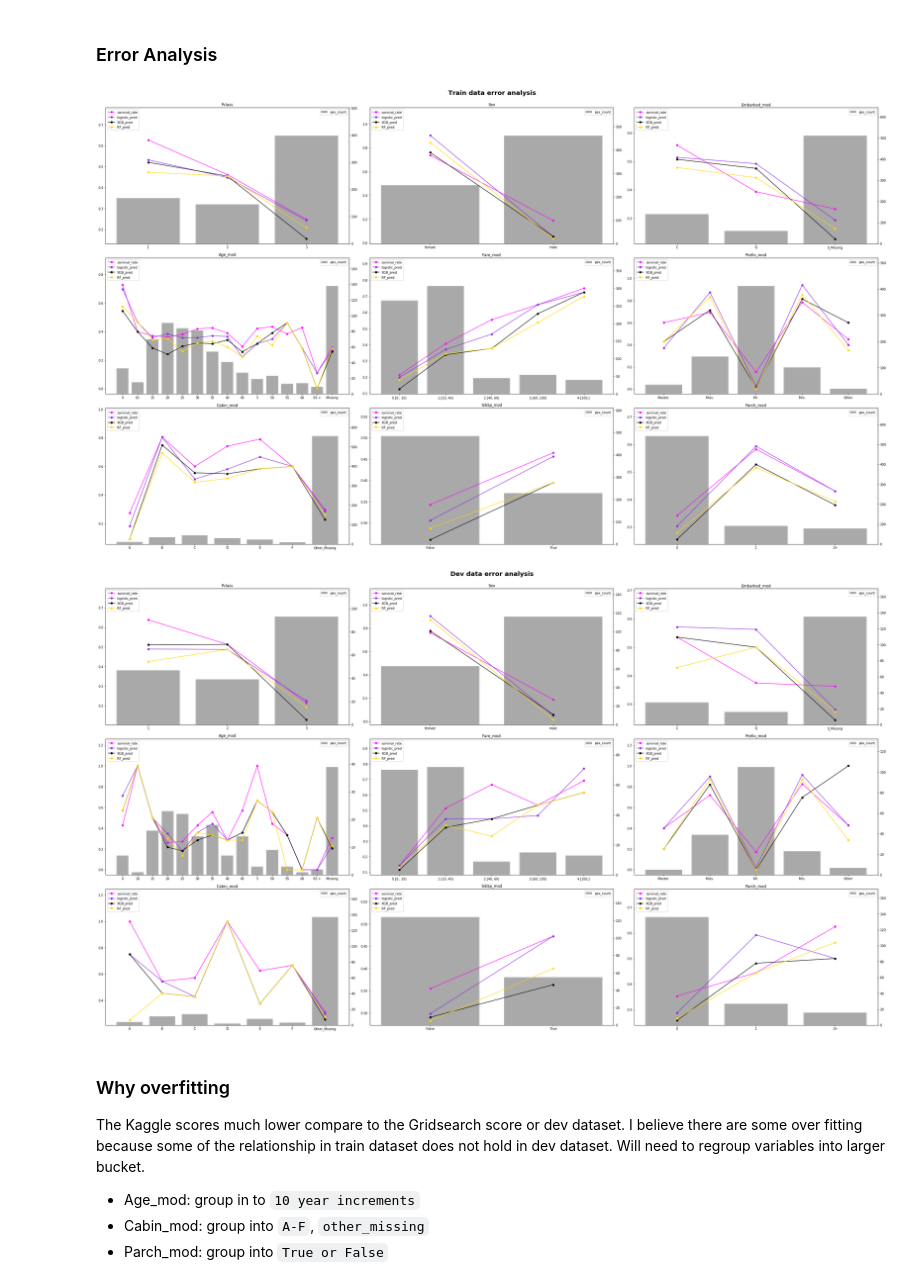
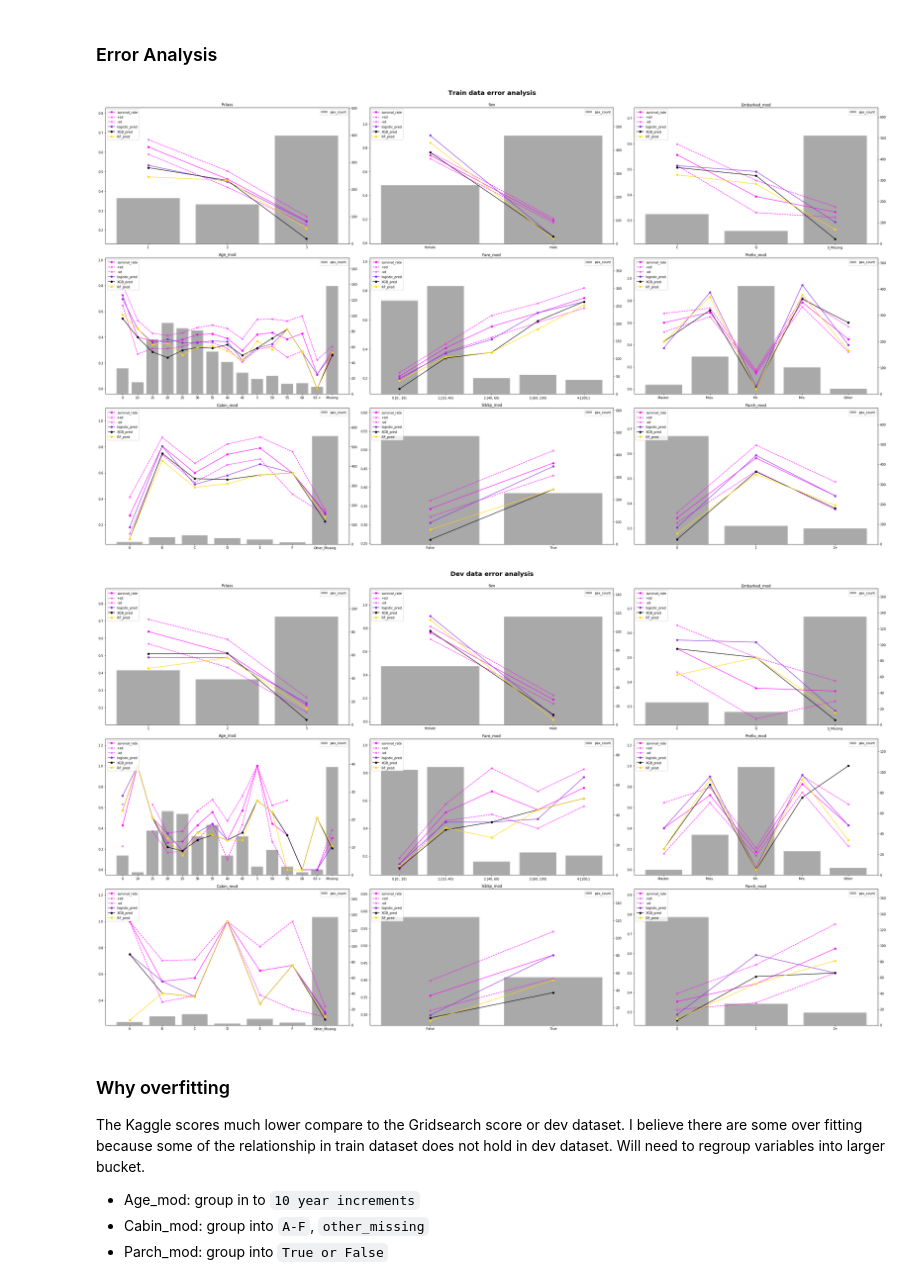
Before and after one commit to riwaa/Kaggle_ML_Titanic, a Jupyter notebook: Titanic_Model_v2.ipynb, the cells around one changed output. Saved outputs shown, nothing was run; the diff lists cells and outputs as text; code cells hidden in the pictures.

```diff
--- a/Titanic_Model_v2.ipynb
+++ b/Titanic_Model_v2.ipynb
@@ -245,13 +248,17 @@ def round_nearest(train_data, var, nearest):
 
     return(df)
 
-def plt_var_info(df, ax, target={'survival_rate':'magenta'}, exposure='pax_count'):
+def plt_var_info(df, ax, target={'survival_rate':'magenta'}, confidence_interval=True, exposure='pax_count'):
 
     x_labels = [str(i).replace('.0', '') for i in df.index.tolist()]  # change x into string, remove .0
 
     # plot target
     for i in target:
         ax.plot(x_labels, df[i], label=i, color=target[i], marker='o')
+
+        if confidence_interval == True and i + '_sd' in df.columns:
+            ax.plot(x_labels, df[i] + df[i+'_sd'], label='+sd', color=target[i], linestyle='dashed', marker='x')
+            ax.plot(x_labels, df[i] - df[i+'_sd'], label='-sd', color=target[i], linestyle='dashed', marker='x')
 
     ax_twin = ax.twinx()
     ax_twin.bar(x_labels, df.num_pax, label='pax_count', color='darkgrey')
@@ -278,6 +285,6 @@ fig, axes = plt.subplots(len(nearest_rounding), 1, figsize=(15, 6 * len(nearest_
 for i, nearest in enumerate(nearest_rounding):
     df = var_info(round_nearest(train_data, var, nearest), var)
 
-    plt_var_info(df, axes[i], {'survival_rate':'magenta'}, 'pax_count')
+    plt_var_info(df, axes[i], {'survival_rate':'magenta'}, confidence_interval=True, exposure='pax_count')
     axes[i].set_title('{} rounded down to nearest {}'.format(var, nearest))
 # %% [output]
@@ -428,7 +435,7 @@ axes = axes.flatten()
 
 for col, ax in zip(transformed_data.columns, axes):
 
-    plt_var_info(var_info(transformed_data, col), ax, {'survival_rate': 'magenta'}, 'num_pax')
+    plt_var_info(var_info(transformed_data, col), ax, {'survival_rate': 'magenta'}, confidence_interval=True, exposure='num_pax')
     ax.set_title(col)
 fig.tight_layout()
 # %% [output]
@@ -684,34 +691,36 @@ fig, axes = plt.subplots(3, 3, figsize=(35, 20))
 axes = axes.flatten()
 
 for col, ax in zip(transformed_data.columns, axes):
-    df = var_info(transformed_data, col, target={'Survived': [('survival_rate', 'mean')], 'logistc_pred': [('logistic_pred', 'mean')], 'XGB_pred': [('XGB_pred', 'mean')], 'RF_pred': [('RF_pred', 'mean')]})
+    df = var_info(transformed_data, col, target={'Survived': [('survival_rate', 'mean'), ('survival_rate_sd', np.std)],
+                                                 'logistc_pred': [('logistic_pred', 'mean')], 'XGB_pred': [('XGB_pred', 'mean')], 'RF_pred': [('RF_pred', 'mean')]})
 
-    plt_var_info(df, ax, {'survival_rate': 'magenta', 'logistic_pred': 'blueviolet', 'XGB_pred': 'black', 'RF_pred': 'gold'}, 'num_pax')
+    plt_var_info(df, ax, {'survival_rate': 'magenta', 'logistic_pred': 'blueviolet', 'XGB_pred': 'black', 'RF_pred': 'gold'}, confidence_interval=True, exposure='num_pax')
     ax.set_title(col)
 
 fig.suptitle('Train data error analysis', fontsize=20, fontweight='bold', y=1.02)
 fig.tight_layout()
 # %% [output]
-[figure, old version]
+[figure, new version]
 # %%
 transformed_data = data_transformation().transform(dev_data)
 transformed_data['logistc_pred'] = log.predict(dev_data)
 transformed_data['XGB_pred'] = XGB.predict(dev_data)
 transformed_data['RF_pred'] = RF.predict(dev_data)
 
 fig, axes = plt.subplots(3, 3, figsize=(35, 20))
 axes = axes.flatten()
 
 for col, ax in zip(transformed_data.columns, axes):
-    df = var_info(transformed_data, col, label=dev_label, target={'Survived': [('survival_rate', 'mean')], 'logistc_pred': [('logistic_pred', 'mean')], 'XGB_pred': [('XGB_pred', 'mean')], 'RF_pred': [('RF_pred', 'mean')]})
+    df = var_info(transformed_data, col, label=dev_label, target={'Survived': [('survival_rate', 'mean'), ('survival_rate_sd', np.std)],
+                                                                  'logistc_pred': [('logistic_pred', 'mean')], 'XGB_pred': [('XGB_pred', 'mean')], 'RF_pred': [('RF_pred', 'mean')]})
 
-    plt_var_info(df, ax, {'survival_rate': 'magenta', 'logistic_pred': 'blueviolet', 'XGB_pred': 'black', 'RF_pred': 'gold'}, 'num_pax')
+    plt_var_info(df, ax, {'survival_rate': 'magenta', 'logistic_pred': 'blueviolet', 'XGB_pred': 'black', 'RF_pred': 'gold'}, confidence_interval=True, exposure='num_pax')
     ax.set_title(col)
 
 fig.suptitle('Dev data error analysis', fontsize=20, fontweight='bold', y=1.02)
 fig.tight_layout()
 # %% [output]
-[figure, old version]
+[figure, new version]
 # %% [markdown]
 ### Why overfitting
 
```
Also changed, not shown: parts of 8 cells of this notebook.
